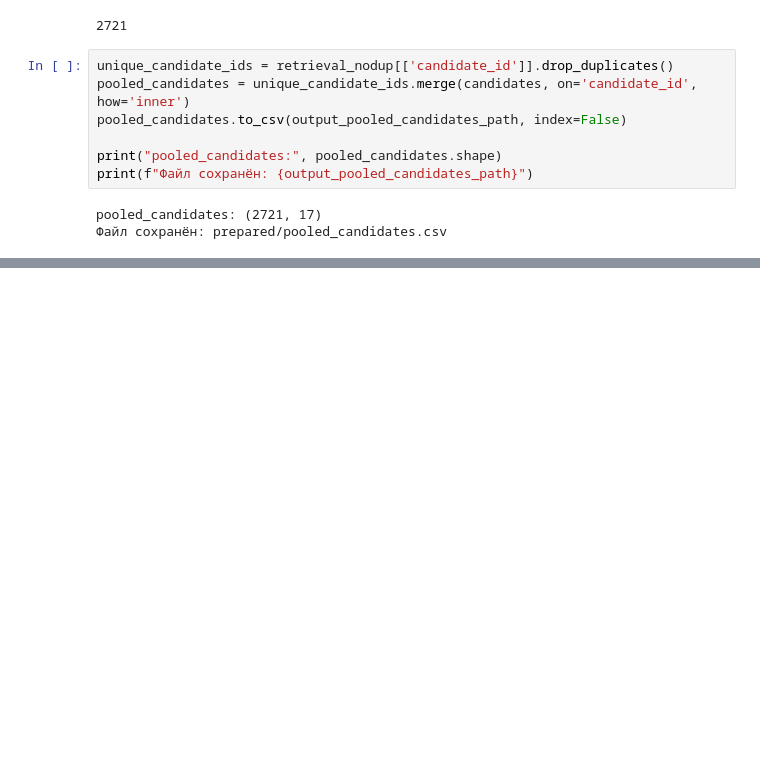
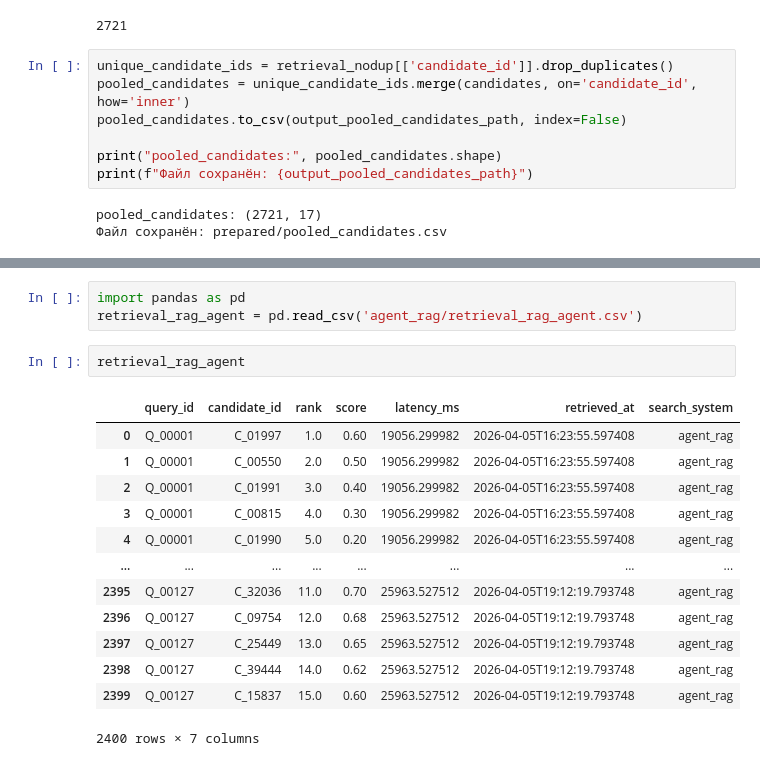
Before and after one commit to LISA-ITMO/SQL-HR, a Jupyter notebook: validation_dataset/metrics_base.ipynb, the cells around one changed output, grey strips where cells are left out. Saved outputs shown, nothing was run; the diff lists cells and outputs as text; blank space fills up the shorter version.

```diff
--- a/validation_dataset/metrics_base.ipynb
+++ b/validation_dataset/metrics_base.ipynb
@@ -439,0 +579,19 @@ pooled_candidates: (2721, 17)
+# %%
+import pandas as pd
+retrieval_rag_agent = pd.read_csv('agent_rag/retrieval_rag_agent.csv')
+# %%
+retrieval_rag_agent
+# %% [output]
+|  | query_id | candidate_id | rank | score | latency_ms | retrieved_at | search_system |
+| 0 | Q_00001 | C_01997 | 1.0 | 0.60 | 19056.299982 | 2026-04-05T16:23:55.597408 | agent_rag |
+| 1 | Q_00001 | C_00550 | 2.0 | 0.50 | 19056.299982 | 2026-04-05T16:23:55.597408 | agent_rag |
+| 2 | Q_00001 | C_01991 | 3.0 | 0.40 | 19056.299982 | 2026-04-05T16:23:55.597408 | agent_rag |
+| 3 | Q_00001 | C_00815 | 4.0 | 0.30 | 19056.299982 | 2026-04-05T16:23:55.597408 | agent_rag |
+| 4 | Q_00001 | C_01990 | 5.0 | 0.20 | 19056.299982 | 2026-04-05T16:23:55.597408 | agent_rag |
+| ... | ... | ... | ... | ... | ... | ... | ... |
+| 2395 | Q_00127 | C_32036 | 11.0 | 0.70 | 25963.527512 | 2026-04-05T19:12:19.793748 | agent_rag |
+| 2396 | Q_00127 | C_09754 | 12.0 | 0.68 | 25963.527512 | 2026-04-05T19:12:19.793748 | agent_rag |
+| 2397 | Q_00127 | C_25449 | 13.0 | 0.65 | 25963.527512 | 2026-04-05T19:12:19.793748 | agent_rag |
+| 2398 | Q_00127 | C_39444 | 14.0 | 0.62 | 25963.527512 | 2026-04-05T19:12:19.793748 | agent_rag |
+| 2399 | Q_00127 | C_15837 | 15.0 | 0.60 | 25963.527512 | 2026-04-05T19:12:19.793748 | agent_rag |
+2400 rows × 7 columns
```
Also changed, not shown: parts of 25 cells of this notebook, 5 other files.
